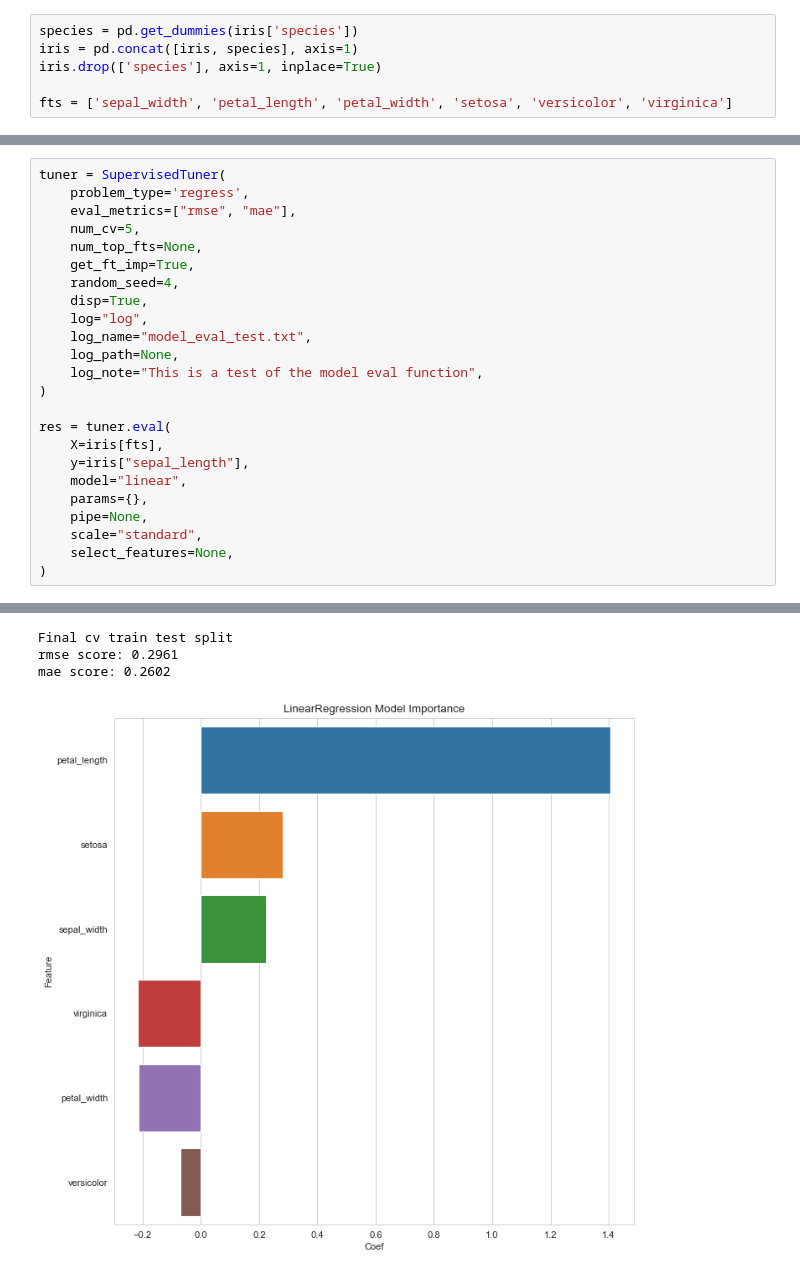
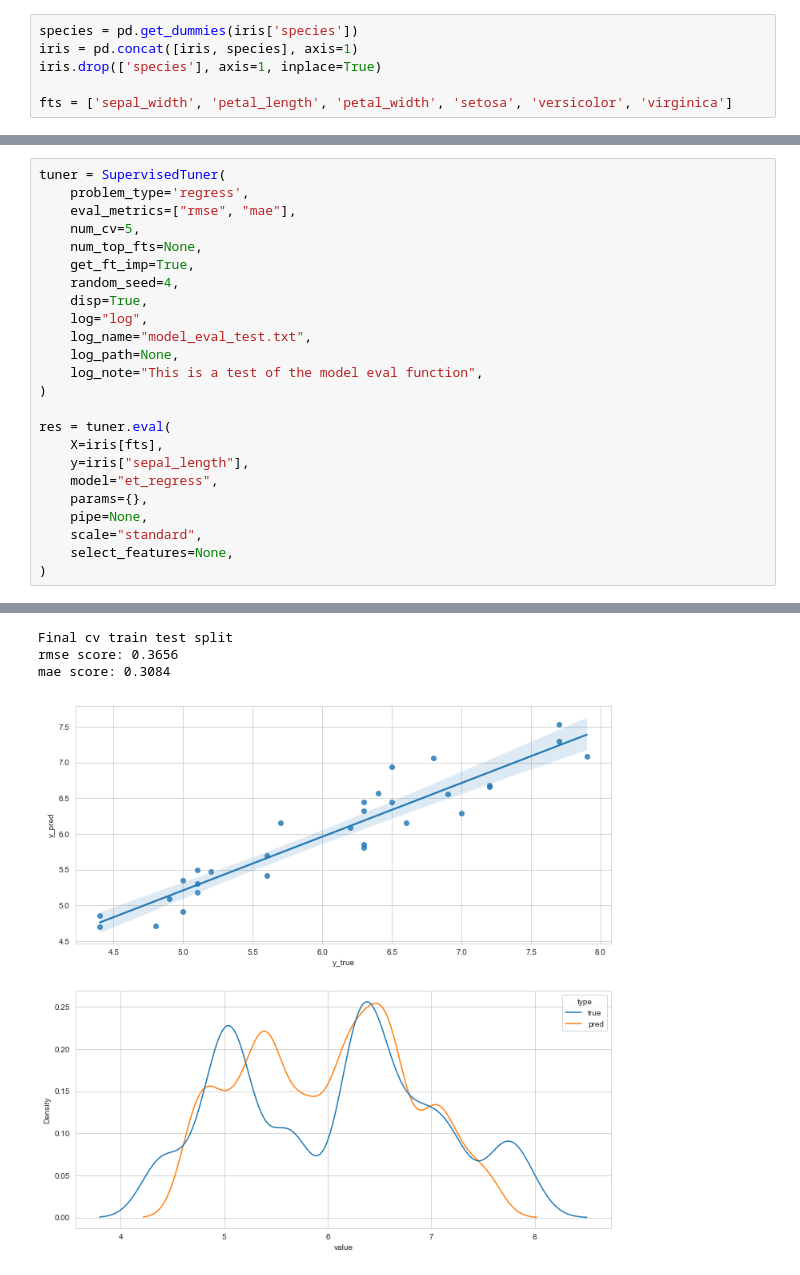
Before and after one commit to JFLandrigan/eagles, a Jupyter notebook: examples/Supervised_Tuner_Regression.ipynb, the cells around one changed output, grey strips where cells are left out. Drawn from its saved outputs; the diff is of its cells as text.

Commit message:
plot fix

```diff
--- a/examples/Supervised_Tuner_Regression.ipynb
+++ b/examples/Supervised_Tuner_Regression.ipynb
@@ -75,7 +76,7 @@ tuner = SupervisedTuner(
 res = tuner.eval(
     X=iris[fts],
     y=iris["sepal_length"],
-    model="linear",
+    model="et_regress",
     params={},
     pipe=None,
     scale="standard",
@@ -99,4 +100,4 @@ Finished cv run: 5 time: 0.0142
 Final cv train test split
-rmse score: 0.2961
-mae score: 0.2602
+rmse score: 0.3656
+mae score: 0.3084
-[figure, old version]
+[figure, new version]
```
Also changed, not shown: parts of 4 cells of this notebook, 4 other files.
